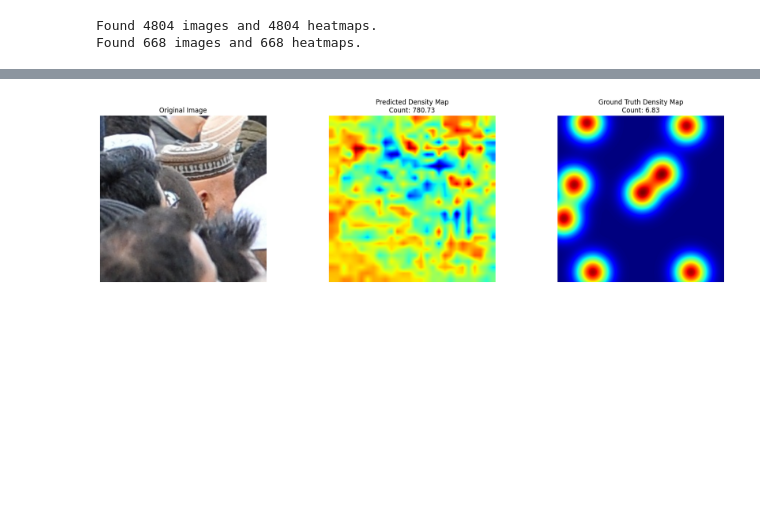
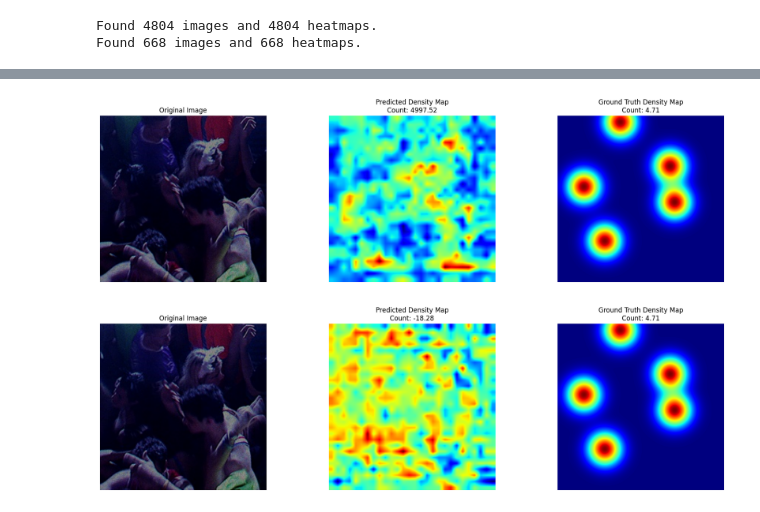
Before and after one commit to ryang5231/EE417-Crowd-Counting, a Jupyter notebook: csrnet_model.ipynb, the cells around one changed output, grey strips where cells are left out. Cells and saved outputs as stored; diff of their text form; code cells hidden in the pictures; blank space fills up the shorter version.

Commit message:
fixed critical error, added new model from google

```diff
--- a/csrnet_model.ipynb
+++ b/csrnet_model.ipynb
@@ -176,6 +174,6 @@ print(device)
 # Loss and optimizer
 criterion = nn.MSELoss()
 optimizer = optim.Adam(model.parameters(), lr=1e-5)
-train_loader = DataLoader(train_dataset, batch_size=4, shuffle=True)
-val_loader = DataLoader(validation_dataset, batch_size=4, shuffle=False)
+train_loader = DataLoader(train_dataset, batch_size=10, shuffle=True)
+val_loader = DataLoader(validation_dataset, batch_size=10, shuffle=False)
 # %% [output]
@@ -183,3 +181,2 @@ cuda
 # %%
-# model = CSRNet()  # or your custom CSRNet-based class
-trained_model = train_model(model, train_loader, val_loader, num_epochs=2, lr=1e-6)
+trained_model = train_model(model, train_loader, val_loader, num_epochs=3, lr=1e-6, device='cpu')
@@ -229,8 +220,11 @@ def visualize_output(model, dataset, device='cuda', index=0):
 
     plt.tight_layout()
     plt.show()
-# %%
-# model_2 = CSRNet().to(device)
-visualize_output(model, dataset=train_loader.dataset, index=1)  # change index to try different images
-# %% [output]
-[figure, removed]
+# %%
+model = CSRNet().to(device)
+# %%
+visualize_output(model, dataset=train_loader.dataset, index=5, device="cpu")
+visualize_output(trained_model, dataset=train_loader.dataset, index=5, device="cpu")
+# %% [output]
+[figure, added]
+[figure, added]
```
Also changed, not shown: parts of 9 cells of this notebook, 1 other file.
